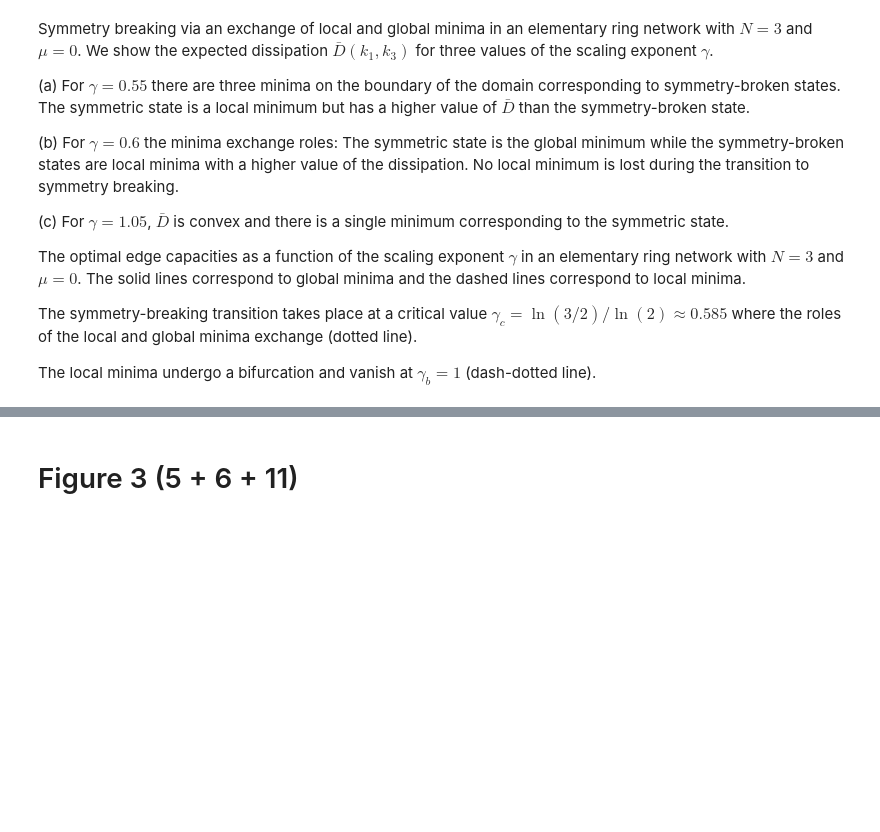
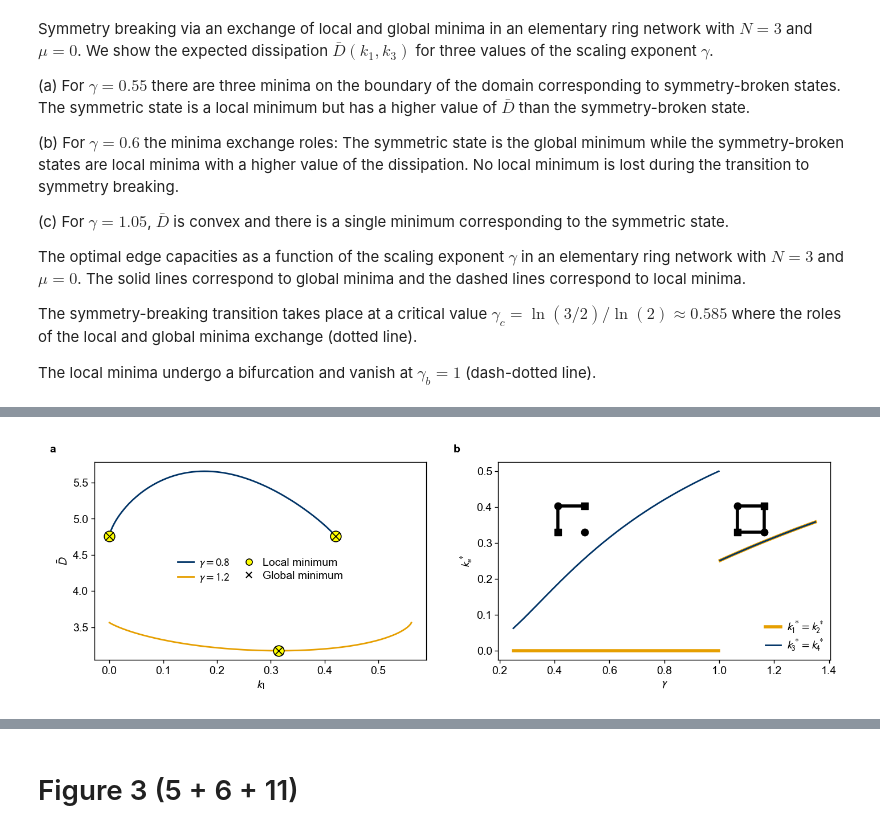
Before and after one commit to ibfzj/optimal-networks, a Jupyter notebook: rings.ipynb, the cells around one changed output, grey strips where cells are left out. Cells and saved outputs as stored; diff of their text form; code cells hidden in the pictures; blank space fills up the shorter version.

Commit message:
Update rings.ipynb
Figs 2, 3

```diff
--- a/rings.ipynb
+++ b/rings.ipynb
@@ -211,0 +41,89 @@ plt.show()
+# %%
+# Define plot characteristics
+
+figstyle.apply()
+
+legend_elements = [
+    Line2D([0], [0], marker='o', linestyle='None', markerfacecolor='yellow', markeredgecolor='black', markeredgewidth=0.6, markersize=4.0, label='Local minimum'),
+    Line2D([0], [0], marker='x', linestyle='None', color='black', markeredgewidth=0.8, markersize=3.4, label='Global minimum')
+]
+
+# Define system parameters
+
+mu = 0.0
+beta = 1.0
+kappa = 1.0
+
+gammas_ab = [0.8, 1.2]
+gammas_b = np.linspace(0.25, 1.35, 220)
+
+width, height = 179.0, 62.0
+left, right = 12.0, 3.0
+avail = width - left - right
+
+row1_bottom, row1_height = 11.0, 44.0
+
+row1_gap = 16.0
+row1_w = (avail - row1_gap) / 2.0
+
+
+def rect(x, y, w, h):
+    return [x / width, y / height, w / width, h / height]
+
+
+# Figure
+
+fig = plt.figure(figsize=figstyle.mm(width, height))
+
+# Subplot (a)
+
+ax_a = fig.add_axes(rect(left, row1_bottom, row1_w, row1_height))
+
+plot_dissipation_N2(gammas_ab, mu=mu, beta=beta, kappa=kappa, ax=ax_a, legend_elements=legend_elements,
+                    lw=1.0, s_circle=45, s_cross=26, marker_lw=0.6, legend_loc="center", legend_ncol=2)
+
+ax_a.get_legend().set_bbox_to_anchor((0.5, 0.45), transform=ax_a.transAxes)
+
+# Subplot (b)
+
+ax_b = fig.add_axes(rect(left + row1_w + row1_gap, row1_bottom, row1_w, row1_height))
+
+plot_fig2b_N2(gammas_b, kappa=kappa, ax=ax_b, lw_thick=2.0, lw_thin=1.0, legend_loc="lower right")
+
+# Inset positions
+
+ax_inset1 = ax_b.inset_axes([0.12, 0.60, 0.28, 0.36])
+ax_inset2 = ax_b.inset_axes([0.66, 0.60, 0.28, 0.36])
+
+# Representative networks for selected gammas
+
+gamma_left = 0.7
+gamma_right = 1.2
+k_left = kvec_N2_mu0_broken(gamma_left, kappa=kappa, which="left")
+k_right = k_symmetric(2, gamma_right, kappa=kappa)
+
+G_left = build_weighted_ring_graph_from_kvec(k_left)
+G_right = build_weighted_ring_graph_from_kvec(k_right)
+
+pos_square_4 = {
+    0: (0, 0),
+    1: (-0.15, 0),
+    2: (-0.15, -0.15),
+    3: (0, -0.15),
+}
+
+draw_weighted_network_on_ax(G_left,  ax_inset1, pos_square_4, color="black", node_size=20, lw_scale=0.22)
+draw_weighted_network_on_ax(G_right, ax_inset2, pos_square_4, color="black", node_size=20, lw_scale=0.22)
+
+
+panels = [("a", left, row1_bottom + row1_height),
+          ("b", left + row1_w + row1_gap, row1_bottom + row1_height)]
+
+for letter, x, y in panels:
+    figstyle.panel_label(fig, letter, (x - 10.0) / width, (y + 4.0) / height)
+
+# bbox_inches="tight" is deliberately not used
+#fig.savefig("FigureS1.pdf", format="pdf")
+plt.show()
+# %% [output]
+[figure, added]
```
Also changed, not shown: parts of 5 cells of this notebook.
